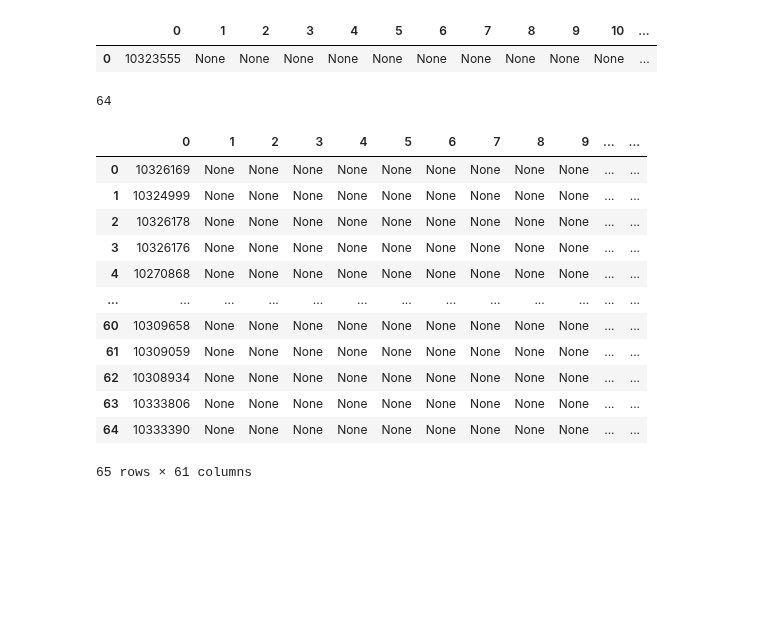
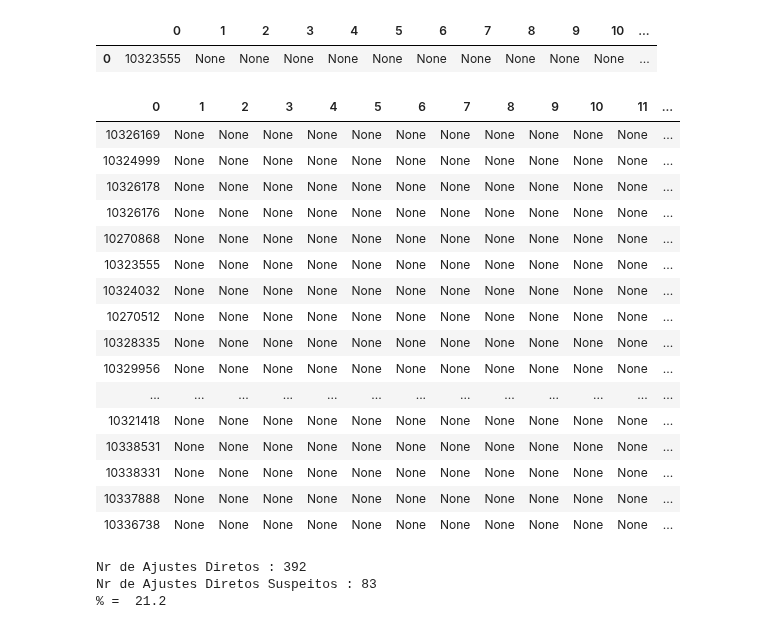
Before and after one commit to francisco-vpereira/ForceraIntership, a Jupyter notebook: forcera/scripts/contratos_v2.ipynb, the cells around one changed output. Saved outputs shown, nothing was run; the diff lists cells and outputs as text; code cells hidden in the pictures; blank space fills up the shorter version.

Commit message:
Adaptação da funcao redflag2 para passar a ter em conta o campo fundamentacao

```diff
--- a/forcera/scripts/contratos_v2.ipynb
+++ b/forcera/scripts/contratos_v2.ipynb
@@ -163,6 +163,9 @@ HTML(df.to_html(index=False))
 | Outros Tipos (Concessão de uso pr... | 1 |
 | Aquisição de bens móveis<br/>Loca... | 1 |
 | Locação de bens móveis<br/>Aquisi... | 1 |
+# %%
+def h(df):
+    return HTML(df.to_html(index=False))
 # %% [markdown]
 ***
 
@@ -787,6 +790,9 @@ def redflag2(t,ids):
     prices = t.PrecoContratual
     flags[np.where(prices > 20000)] = 1
 
+    fundamento = t.iloc[:,21]
+    flags[np.where(fundamento == "")] = 1
+
     # Conversão do tuplo de ids num array de uma coluna
     ids = np.array(ids).reshape((n,))
 
@@ -898,38 +925,32 @@ HTML((contrato(ajdir[30])).to_html(index=True))
 [30]
 |  | 0 | 1 | 2 | 3 | 4 | 5 | 6 | 7 | 8 | 9 | 10 | ... |
 | 0 | 10323555 | None | None | None | None | None | None | None | None | None | None | ... |
-# %%
-k = 0
-for i in range(len(ajustesdir)):
-
-    if ajustesdir.TipoProcedimento[i] == 'Aquisição de serviços':
-        #print(i, True, ajustesdir.TipoProcedimento[i])
-
-
-        if ajustesdir.PrecoContratual[i] > 20000:
-            k += 1
-
-print(k)
-    #print(ajustesdir.TipoProcedimento)
-# %% [output]
-64
 # %%
-# Valores dos preços contratuais
-#contratos(redflag2(ajustesdir, ajdir)).iloc[:,18]
-
 # Ajustes Diretos com preço contratual superior a 20.000€
-contratos(redflag2(ajustesdir, ajdir))
+h(contratos(redflag2(ajustesdir, ajdir)))
 # %% [output]
-|  | 0 | 1 | 2 | 3 | 4 | 5 | 6 | 7 | 8 | 9 | ... | ... |
-| 0 | 10326169 | None | None | None | None | None | None | None | None | None | ... | ... |
-| 1 | 10324999 | None | None | None | None | None | None | None | None | None | ... | ... |
-| 2 | 10326178 | None | None | None | None | None | None | None | None | None | ... | ... |
-| 3 | 10326176 | None | None | None | None | None | None | None | None | None | ... | ... |
-| 4 | 10270868 | None | None | None | None | None | None | None | None | None | ... | ... |
+| 0 | 1 | 2 | 3 | 4 | 5 | 6 | 7 | 8 | 9 | 10 | 11 | ... |
+| 10326169 | None | None | None | None | None | None | None | None | None | None | None | ... |
+| 10324999 | None | None | None | None | None | None | None | None | None | None | None | ... |
+| 10326178 | None | None | None | None | None | None | None | None | None | None | None | ... |
+| 10326176 | None | None | None | None | None | None | None | None | None | None | None | ... |
+| 10270868 | None | None | None | None | None | None | None | None | None | None | None | ... |
+| 10323555 | None | None | None | None | None | None | None | None | None | None | None | ... |
+| 10324032 | None | None | None | None | None | None | None | None | None | None | None | ... |
+| 10270512 | None | None | None | None | None | None | None | None | None | None | None | ... |
+| 10328335 | None | None | None | None | None | None | None | None | None | None | None | ... |
+| 10329956 | None | None | None | None | None | None | None | None | None | None | None | ... |
 | ... | ... | ... | ... | ... | ... | ... | ... | ... | ... | ... | ... | ... |
-| 60 | 10309658 | None | None | None | None | None | None | None | None | None | ... | ... |
-| 61 | 10309059 | None | None | None | None | None | None | None | None | None | ... | ... |
-| 62 | 10308934 | None | None | None | None | None | None | None | None | None | ... | ... |
-| 63 | 10333806 | None | None | None | None | None | None | None | None | None | ... | ... |
-| 64 | 10333390 | None | None | None | None | None | None | None | None | None | ... | ... |
+| 10321418 | None | None | None | None | None | None | None | None | None | None | None | ... |
+| 10338531 | None | None | None | None | None | None | None | None | None | None | None | ... |
+| 10338331 | None | None | None | None | None | None | None | None | None | None | None | ... |
+| 10337888 | None | None | None | None | None | None | None | None | None | None | None | ... |
+| 10336738 | None | None | None | None | None | None | None | None | None | None | None | ... |
-65 rows × 61 columns
+# %%
+print('Nr de Ajustes Diretos :', len(ajustesdir))
+print('Nr de Ajustes Diretos Suspeitos :', len(contratos(redflag2(ajustesdir, ajdir))))
+print('% = ', round(len(contratos(redflag2(ajustesdir, ajdir)))/len(ajustesdir), 3)*100 )
+# %% [output]
+Nr de Ajustes Diretos : 392
+Nr de Ajustes Diretos Suspeitos : 83
+% =  21.2
```
Also changed, not shown: parts of 14 cells of this notebook.
